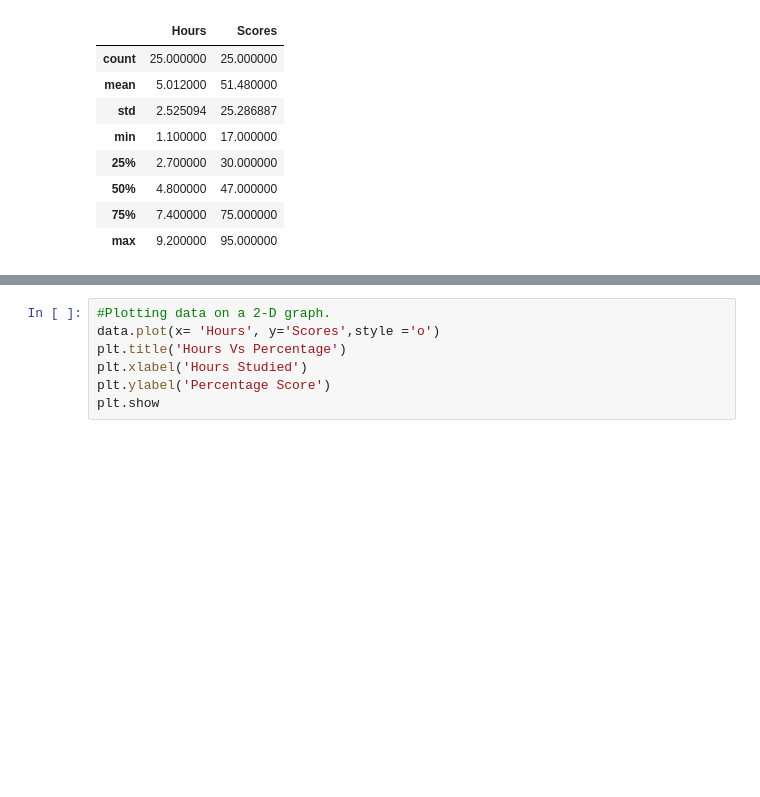
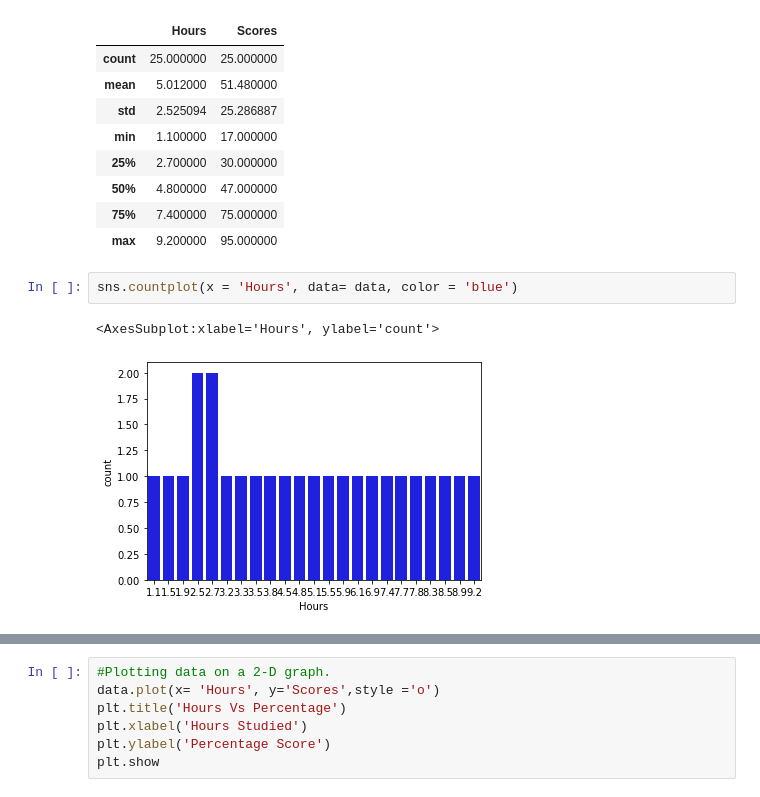
Before and after one commit to TanmayR07/Task-1-The-Sparks-Foundation--Supervised-ML, a Jupyter notebook: Task 1- Prediction using Supervised Learning- Tanmay Rathod.ipynb, the cells around one changed output, grey strips where cells are left out. Drawn from its saved outputs; the diff is of its cells as text; blank space fills up the shorter version.

```diff
--- a/Task 1- Prediction using Supervised Learning- Tanmay Rathod.ipynb
+++ b/Task 1- Prediction using Supervised Learning- Tanmay Rathod.ipynb
@@ -46,3 +64,8 @@ data.describe()
 | 50% | 4.800000 | 47.000000 |
 | 75% | 7.400000 | 75.000000 |
 | max | 9.200000 | 95.000000 |
+# %%
+sns.countplot(x = 'Hours', data= data, color = 'blue')
+# %% [output]
+<AxesSubplot:xlabel='Hours', ylabel='count'>
+[figure, added]
```
Also changed, not shown: parts of 4 cells of this notebook, 1 other file.
